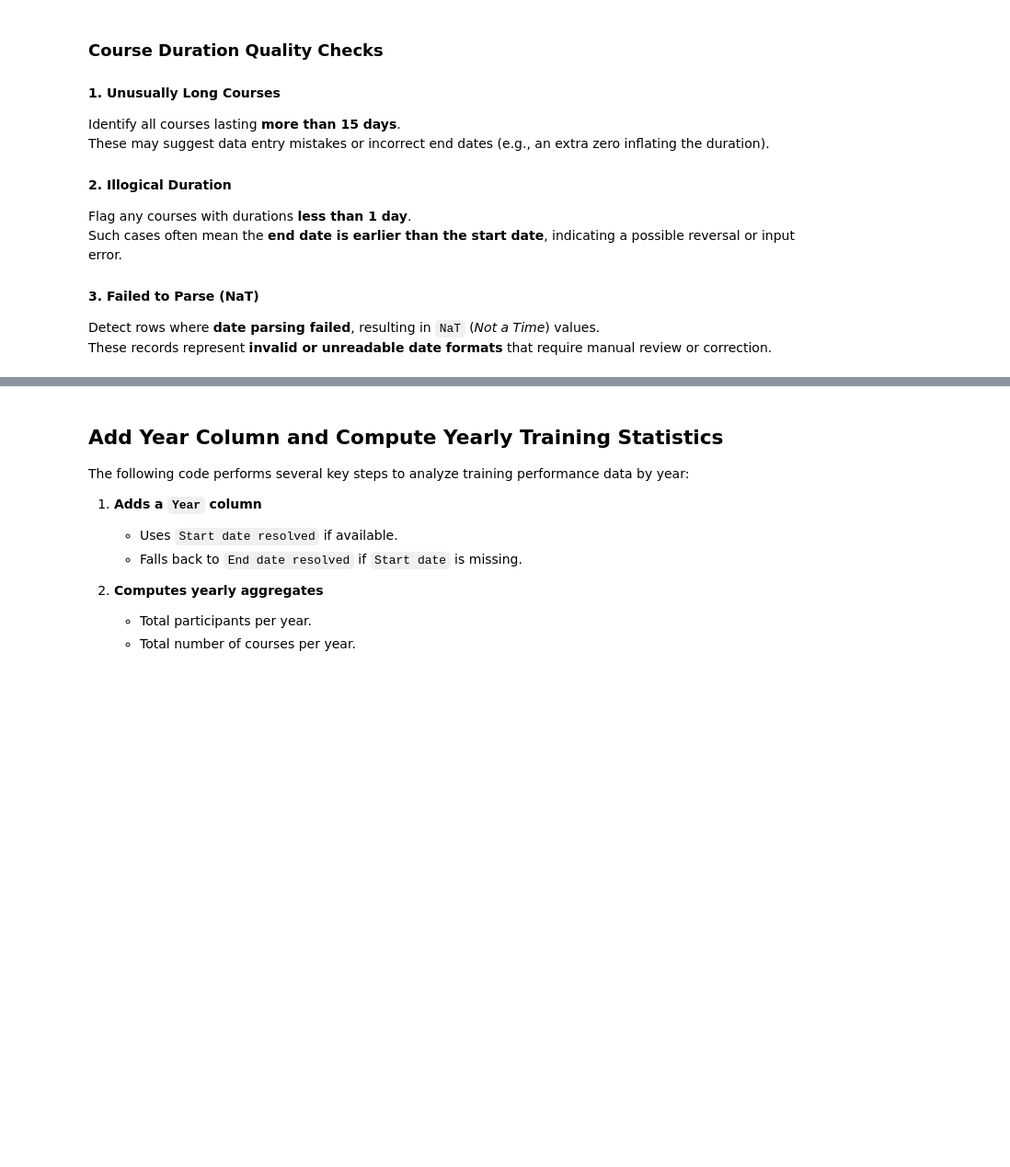
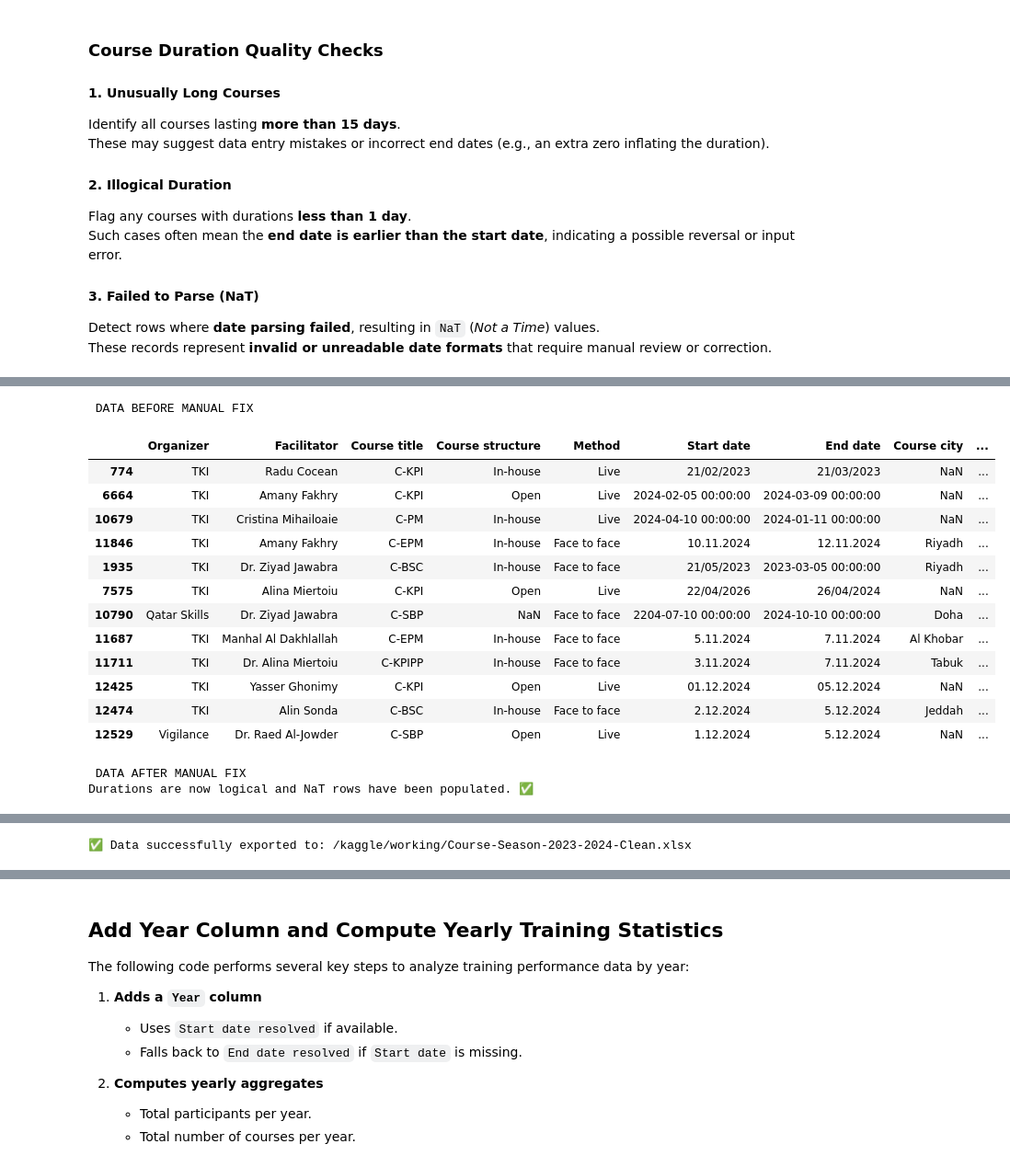
Before and after one commit to adamdandi/training-performance-analysis, a Jupyter notebook: 2023-2025-training-performance-analysis.ipynb, the cells around one changed output, grey strips where cells are left out. Shown at 92% size. Cells and saved outputs as stored; diff of their text form; code cells hidden in the pictures; blank space fills up the shorter version.

```diff
--- a/2023-2025-training-performance-analysis.ipynb
+++ b/2023-2025-training-performance-analysis.ipynb
@@ -488,57 +733,24 @@ course_clean.update(resolved_table)
 # Provide the CORRECT 'start' and 'end' dates in 'YYYY-MM-DD' format.
 manual_corrections = {
      # Long Duration (> 15 days)
-  775: {'start': '2023-02-21', 'end': '2023-03-21'}, # correct
-  6665: {'start': '2024-02-05', 'end': '2024-03-09'}, #swapped month in start and end
-  10682: {'start': '2024-10-04', 'end': '2024-11-01'}, # correct
-  11849: {'start': '2024-11-10', 'end': '2024-11-12'}, #swapped month in end
-  13185: {'start': '2025-01-06', 'end': '2025-01-10'}, #swapped month in end
-  13625: {'start': '2025-02-03', 'end': '2025-02-07'}, #swapped month in end
-  13823: {'start': '2025-02-09', 'end': '2025-02-09'}, #swapped month in end
-  13839: {'start': '2025-02-10', 'end': '2025-02-10'}, #swapped month in end
-  14073: {'start': '2025-03-02', 'end': '2025-03-06'}, #swapped month in end
-  14314: {'start': '2025-04-07', 'end': '2025-04-11'}, #swapped month in end
-  14327: {'start': '2025-04-06', 'end': '2025-04-10'}, #swapped month in end
-  14823: {'start': '2025-05-04', 'end': '2025-05-08'}, #swapped month in end
-  14837: {'start': '2025-05-04', 'end': '2025-05-08'}, #swapped month in end
-  14848: {'start': '2025-05-04', 'end': '2025-05-08'}, #swapped month in end
-  14856: {'start': '2025-05-04', 'end': '2025-05-08'}, #swapped month in end
-  14917: {'start': '2025-05-04', 'end': '2025-05-08'}, #swapped month in end
-  15931: {'start': '2025-07-06', 'end': '2025-07-10'}, #swapped month in end
-  15948: {'start': '2025-07-06', 'end': '2025-07-08'}, #swapped month in end
-  15968: {'start': '2025-07-06', 'end': '2025-07-10'}, #swapped month in end
-  16496: {'start': '2025-08-10', 'end': '2025-08-12'}, #swapped month in end
-  16522: {'start': '2025-08-10', 'end': '2025-08-12'}, #swapped month in end
-  16541: {'start': '2025-08-17', 'end': '2025-08-19'},  # End year was likely 2025, not 2028 and month in end typo, should be 08
-  16906: {'start': '2025-09-01', 'end': '2025-09-10'}, #swapped month in end
-  16985: {'start': '2025-09-07', 'end': '2025-09-11'}, #swapped month in end
-  17011: {'start': '2025-09-08', 'end': '2025-09-12'}, #swapped month in end
-  17045: {'start': '2025-09-08', 'end': '2025-09-12'}, #swapped month in end
-  17056: {'start': '2025-09-08', 'end': '2025-09-12'}, #swapped month in end
-  17085: {'start': '2025-09-07', 'end': '2025-09-11'}, #swapped month in end
-  17091: {'start': '2025-09-07', 'end': '2025-09-11'}, #swapped month in end
+  774: {'start': '2023-02-21', 'end': '2023-03-21'}, # correct
+  6664: {'start': '2024-02-05', 'end': '2024-03-09'}, #swapped month in start and end
+  10679: {'start': '2024-10-04', 'end': '2024-11-01'}, # correct
+  11846: {'start': '2024-11-10', 'end': '2024-11-12'}, #swapped month in end
 
 
     # Illogical Duration (less than 1 day) and same date check
-    1936: {'start': '2023-05-03', 'end': '2023-05-21'}, # date swapped beetween start and end
-    7577: {'start': '2024-04-22', 'end': '2024-04-26'}, # year is wrong in start
-    10793: {'start': '2024-10-07', 'end': '2024-10-10'}, # year is wrong in start and month swapped in start
-    11690: {'start': '2024-11-05', 'end': '2024-11-07'}, #swapped month in end
-    11714: {'start': '2024-11-03', 'end': '2024-11-07'}, #swapped month in end
-    12428: {'start': '2024-12-01', 'end': '2024-12-05'}, #swapped month in end
-    12477: {'start': '2024-12-02', 'end': '2024-12-05'}, #swapped month in end
-    12532: {'start': '2024-12-01', 'end': '2024-12-05'}, #swapped month in end
-    14978: {'start': '2025-05-11', 'end': '2025-05-13'}, #month in end typo
-    15370: {'start': '2025-06-01', 'end': '2025-06-04'}, #swapped month in end
-    15384: {'start': '2025-06-02', 'end': '2025-06-03'}, #swapped month in end
-    15746: {'start': '2025-06-24', 'end': '2025-06-25'},  # date swapped beetween start and end
-    16112: {'start': '2025-07-15', 'end': '2025-07-17'}, #month in end typo
-    16234: {'start': '2025-07-20', 'end': '2025-07-27'},  # date swapped beetween start and end
-    16381: {'start': '2025-08-03', 'end': '2025-08-07'}, #month in end typo
+    1935: {'start': '2023-05-03', 'end': '2023-05-21'}, # date swapped beetween start and end
+    7575: {'start': '2024-04-22', 'end': '2024-04-26'}, # year is wrong in start
+    10790: {'start': '2024-10-07', 'end': '2024-10-10'}, # year is wrong in start and month swapped in start
+    11687: {'start': '2024-11-05', 'end': '2024-11-07'}, #swapped month in end
+    11711: {'start': '2024-11-03', 'end': '2024-11-07'}, #swapped month in end
+    12425: {'start': '2024-12-01', 'end': '2024-12-05'}, #swapped month in end
+    12474: {'start': '2024-12-02', 'end': '2024-12-05'}, #swapped month in end
+    12529: {'start': '2024-12-01', 'end': '2024-12-05'}, #swapped month in end
 
     # NaT Rows (Failed to Parse)
-    6921:    {'start': '2025-02-25', 'end': '2025-02-28'},  # 29/02/2025 is invalid, corrected to 28
-    15544: {'start': '2025-06-22', 'end': '2025-06-26'},  # Correcting typo in end date year (20225 -> 2025)
+   #none
 }
 
 
@@ -547,30 +759,47 @@ manual_corrections = {
 # Get the list of rows we are about to fix for the "Before" view
 indices_to_fix = list(manual_corrections.keys())
 print(" DATA BEFORE MANUAL FIX ")
 # Use course_clean, your actual DataFrame name
 display(course_clean.loc[indices_to_fix])
 
 # Loop through the dictionary and apply each correction to your main DataFrame
 for index, dates in manual_corrections.items():
     if index in course_clean.index:
         # Convert string dates to datetime objects
         start_date = pd.to_datetime(dates['start'], errors='coerce')
         end_date = pd.to_datetime(dates['end'], errors='coerce')
 
         # Assign the corrected dates
         course_clean.loc[index, 'Start date resolved'] = start_date
         course_clean.loc[index, 'End date resolved'] = end_date
 
         # Recalculate duration for the fixed row
         duration = (end_date - start_date).days + 1
         course_clean.loc[index, 'Duration resolved (days)'] = duration
     else:
         print(f"Warning: Index {index} not found in DataFrame.")
 
 # Ensure integer dtype (nullable) for the resolved duration column
 course_clean['Duration resolved (days)'] = course_clean['Duration resolved (days)'].astype('Int64')
 
 print("\n\n DATA AFTER MANUAL FIX ")
 print("Durations are now logical and NaT rows have been populated. ✅")
 # Display the same rows from course_clean to see the "After" view
 display(course_clean.loc[indices_to_fix])
+# %% [output]
+ DATA BEFORE MANUAL FIX
+|  | Organizer | Facilitator | Course title | Course structure | Method | Start date | End date | Course city | ... |
+| 774 | TKI | Radu Cocean | C-KPI | In-house | Live | 21/02/2023 | 21/03/2023 | NaN | ... |
+| 6664 | TKI | Amany Fakhry | C-KPI | Open | Live | 2024-02-05 00:00:00 | 2024-03-09 00:00:00 | NaN | ... |
+| 10679 | TKI | Cristina Mihailoaie | C-PM | In-house | Live | 2024-04-10 00:00:00 | 2024-01-11 00:00:00 | NaN | ... |
+| 11846 | TKI | Amany Fakhry | C-EPM | In-house | Face to face | 10.11.2024 | 12.11.2024 | Riyadh | ... |
+| 1935 | TKI | Dr. Ziyad Jawabra | C-BSC | In-house | Face to face | 21/05/2023 | 2023-03-05 00:00:00 | Riyadh | ... |
+| 7575 | TKI | Alina Miertoiu | C-KPI | Open | Live | 22/04/2026 | 26/04/2024 | NaN | ... |
+| 10790 | Qatar Skills | Dr. Ziyad Jawabra | C-SBP | NaN | Face to face | 2204-07-10 00:00:00 | 2024-10-10 00:00:00 | Doha | ... |
+| 11687 | TKI | Manhal Al Dakhlallah | C-EPM | In-house | Face to face | 5.11.2024 | 7.11.2024 | Al Khobar | ... |
+| 11711 | TKI | Dr. Alina Miertoiu | C-KPIPP | In-house | Face to face | 3.11.2024 | 7.11.2024 | Tabuk | ... |
+| 12425 | TKI | Yasser Ghonimy | C-KPI | Open | Live | 01.12.2024 | 05.12.2024 | NaN | ... |
+| 12474 | TKI | Alin Sonda | C-BSC | In-house | Face to face | 2.12.2024 | 5.12.2024 | Jeddah | ... |
+| 12529 | Vigilance | Dr. Raed Al-Jowder | C-SBP | Open | Live | 1.12.2024 | 5.12.2024 | NaN | ... |
+ DATA AFTER MANUAL FIX
+Durations are now logical and NaT rows have been populated. ✅
@@ -577,9 +819,11 @@ display(course_clean.loc[indices_to_fix])
 # %%
 # Export cleaned data to Excel file
-output_path = '/kaggle/working/Course-Season-2023-2025-Clean.xlsx'
+output_path = '/kaggle/working/Course-Season-2023-2024-Clean.xlsx'
 course_clean.to_excel(output_path, index=False)
 
 print(f"✅ Data successfully exported to: {output_path}")
+# %% [output]
+✅ Data successfully exported to: /kaggle/working/Course-Season-2023-2024-Clean.xlsx
 # %%
 # Configure the table to scroll
 def table(df, height=400):
```
Also changed, not shown: parts of 21 cells of this notebook.
